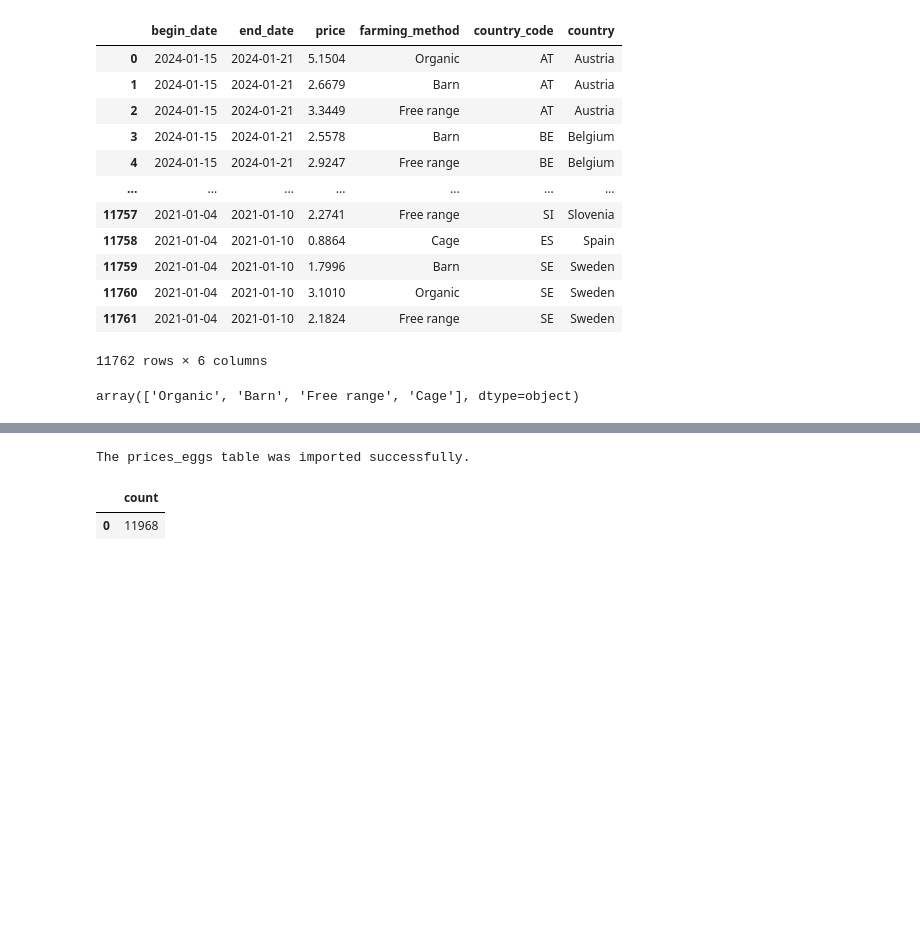
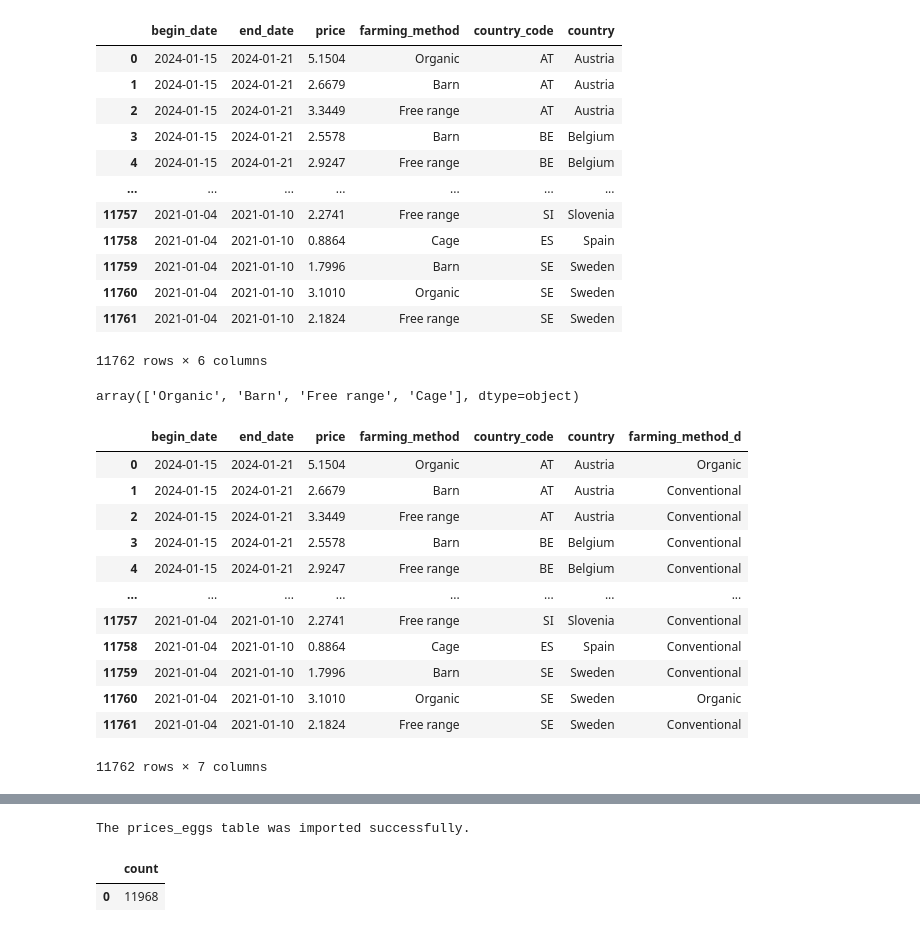
Before and after one commit to adamayaita/Capstone_Project_Organic_Foods, a Jupyter notebook: data_prices_eggs.ipynb, the cells around one changed output, grey strips where cells are left out. Saved outputs shown, nothing was run; the diff lists cells and outputs as text; code cells hidden in the pictures; blank space fills up the shorter version.

```diff
--- a/data_prices_eggs.ipynb
+++ b/data_prices_eggs.ipynb
@@ -313,4 +313,33 @@ prices_eggs
 prices_eggs.farming_method.unique()
 # %% [output]
 array(['Organic', 'Barn', 'Free range', 'Cage'], dtype=object)
+# %%
+# Generate dichotomous variable for farming method (organic vs. conventional)
+
+# Define function that assigns dichotomous farming method:
+def get_farming_method_d(farming_method):
+    if farming_method == 'Organic':
+        return 'Organic'
+    else:
+        return 'Conventional'
+
+# Generate dichotomous variable, based on original variable on farming method:
+prices_eggs['farming_method_d'] = prices_eggs['farming_method'].apply(get_farming_method_d)
+
+# Check results:
+prices_eggs
+# %% [output]
+|  | begin_date | end_date | price | farming_method | country_code | country | farming_method_d |
+| 0 | 2024-01-15 | 2024-01-21 | 5.1504 | Organic | AT | Austria | Organic |
+| 1 | 2024-01-15 | 2024-01-21 | 2.6679 | Barn | AT | Austria | Conventional |
+| 2 | 2024-01-15 | 2024-01-21 | 3.3449 | Free range | AT | Austria | Conventional |
+| 3 | 2024-01-15 | 2024-01-21 | 2.5578 | Barn | BE | Belgium | Conventional |
+| 4 | 2024-01-15 | 2024-01-21 | 2.9247 | Free range | BE | Belgium | Conventional |
+| ... | ... | ... | ... | ... | ... | ... | ... |
+| 11757 | 2021-01-04 | 2021-01-10 | 2.2741 | Free range | SI | Slovenia | Conventional |
+| 11758 | 2021-01-04 | 2021-01-10 | 0.8864 | Cage | ES | Spain | Conventional |
+| 11759 | 2021-01-04 | 2021-01-10 | 1.7996 | Barn | SE | Sweden | Conventional |
+| 11760 | 2021-01-04 | 2021-01-10 | 3.1010 | Organic | SE | Sweden | Organic |
+| 11761 | 2021-01-04 | 2021-01-10 | 2.1824 | Free range | SE | Sweden | Conventional |
+11762 rows × 7 columns
 # %%
```
Also changed, not shown: parts of 8 cells of this notebook, 1 other file.
